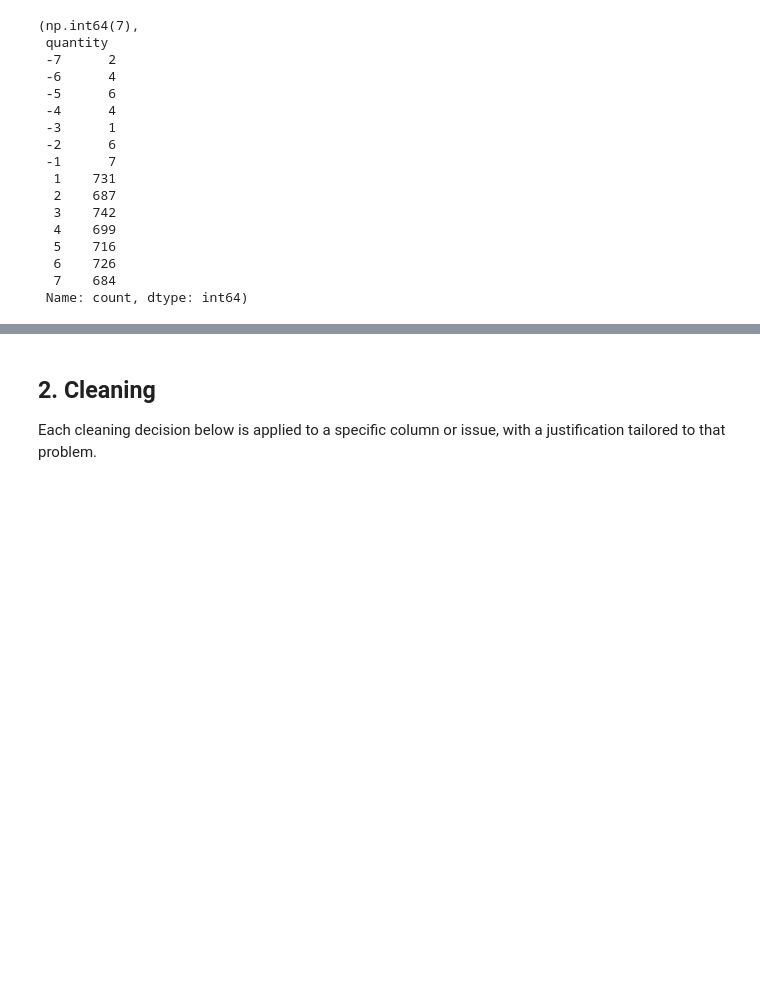
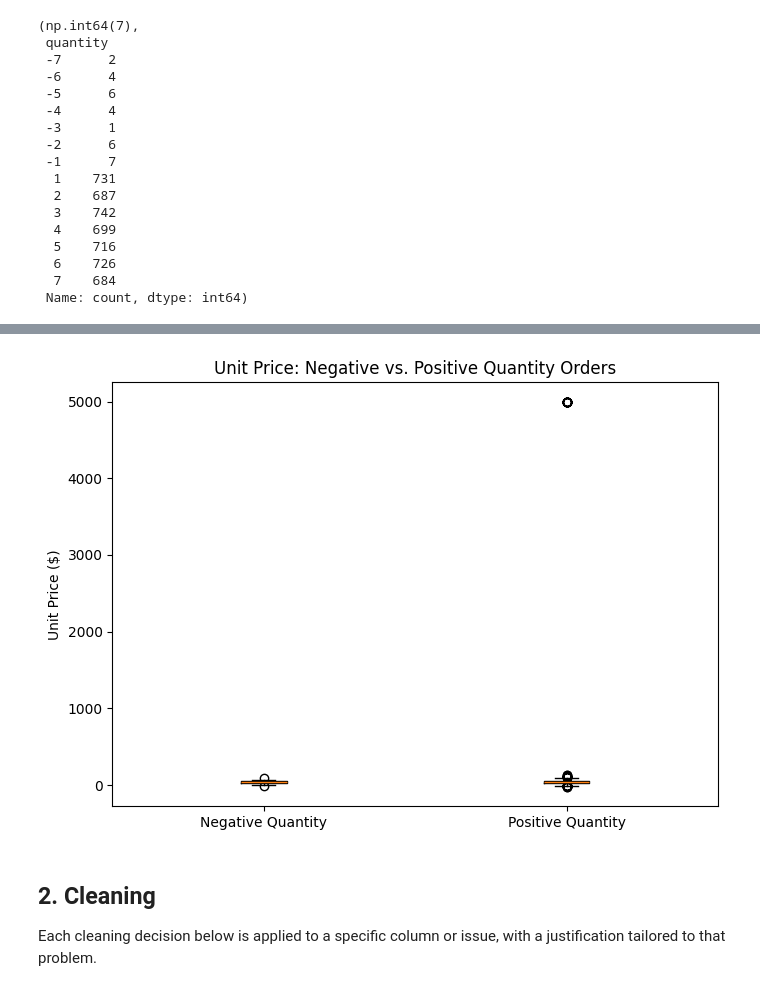
Before and after one commit to RabiaHussain1498/week5-eda, a Jupyter notebook: orders_eda.ipynb, the cells around one changed output, grey strips where cells are left out. Cells and saved outputs as stored; diff of their text form; code cells hidden in the pictures; blank space fills up the shorter version.

Commit message:
eda: investigate negative quantity values - compare price distributions

```diff
--- a/orders_eda.ipynb
+++ b/orders_eda.ipynb
@@ -178,0 +183,3 @@ the min already showed a problem (negative values); checking the max and full di
+# %%
+raw = pd.read_csv("data/orders_raw.csv", parse_dates=["order_date"])
+raw[raw["quantity"] < 0]
@@ -179,3 +256,15 @@ the min already showed a problem (negative values); checking the max and full di
+# %%
+neg_prices = raw[raw["quantity"] < 0]["unit_price"]
+pos_prices = raw[raw["quantity"] > 0]["unit_price"]
+
+fig, ax = plt.subplots(figsize=(7, 5))
+ax.boxplot([neg_prices, pos_prices], tick_labels=["Negative Quantity", "Positive Quantity"])
+ax.set_title("Unit Price: Negative vs. Positive Quantity Orders")
+ax.set_ylabel("Unit Price ($)")
+plt.tight_layout()
+plt.show()
+# %% [output]
+[figure, added]
 # %% [markdown]
 ## 2. Cleaning
 
```
Also changed, not shown: parts of 7 cells of this notebook.
